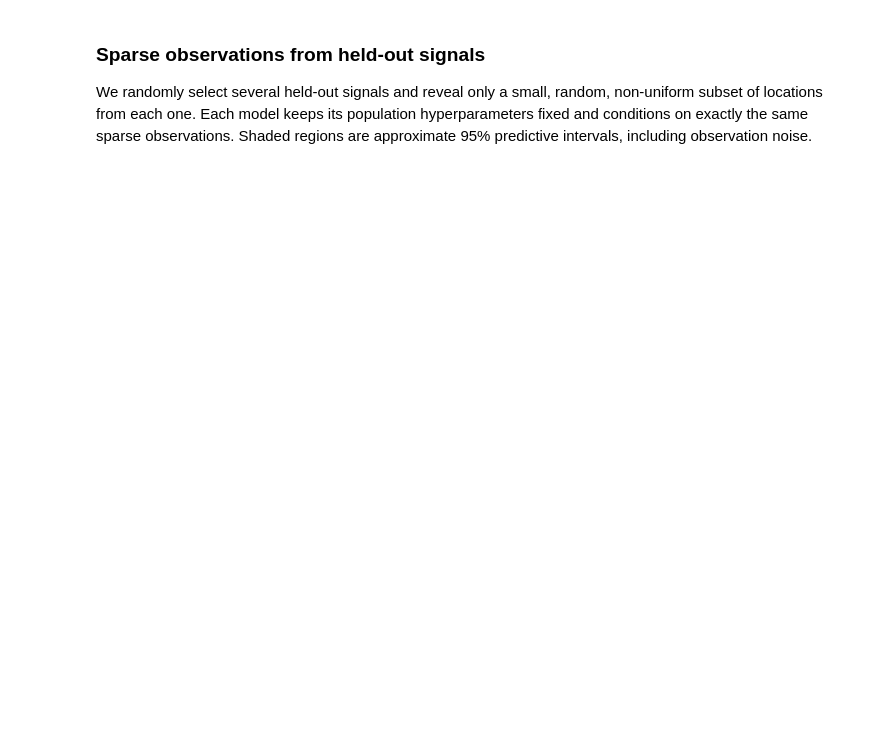
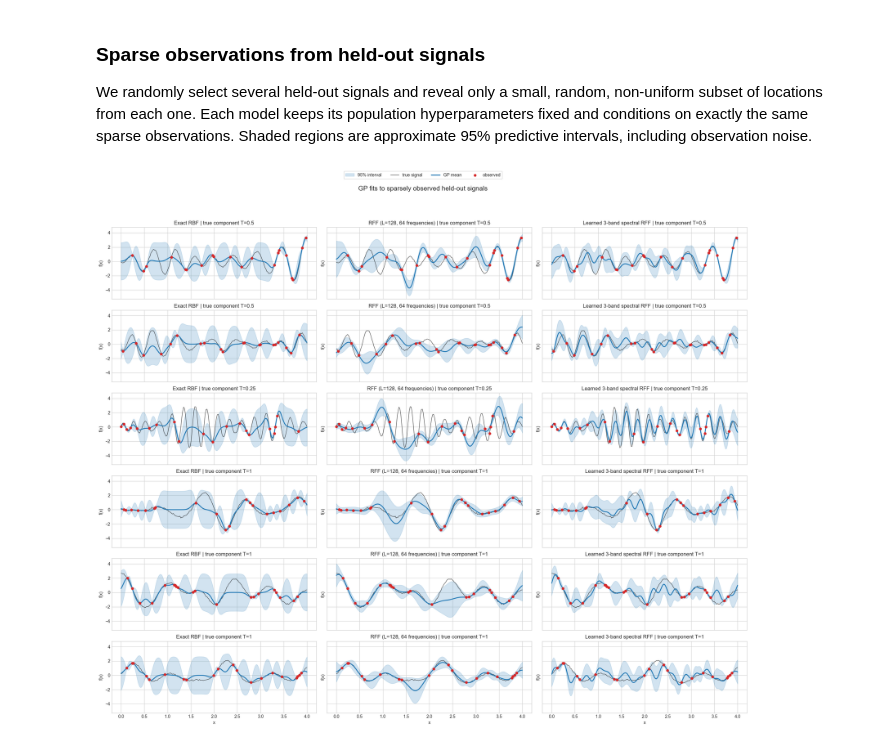
Before and after one commit to OLMOS-PM/GPPS_2026, a Jupyter notebook: gp_mixture_demo.ipynb, the cells around one changed output. Drawn from its saved outputs; the diff is of its cells as text; code cells hidden in the pictures; blank space fills up the shorter version.

```diff
--- a/gp_mixture_demo.ipynb
+++ b/gp_mixture_demo.ipynb
@@ -117,7 +117,7 @@ An approximate RFF generator could instead draw frequencies from $p_m(\omega)$ a
 # %%
 seed = 7
 n_curves = 300
-x = np.linspace(0.0, 2.0, 200)
+x = np.linspace(0.0, 4.0, 200)
 periods = np.array([1.0, 0.5, 0.25])
 frequencies = 2.0 * np.pi / periods
 lengthscales = np.array([0.6, 0.6, 0.6])
@@ -619,7 +702,7 @@ We randomly select several held-out signals and reveal only a small, random, non
 # %%
 # Increase these two values to display more signals or reveal more observations.
 n_test_signals_to_plot = 6
-n_observations = 12
+n_observations = 20
 plot_rng = np.random.default_rng(seed + 4)
 selected_test = plot_rng.choice(
     len(test_curves),
@@ -649,30 +732,32 @@ for row, test_index in enumerate(selected_test):
     observed_x = x[observed_indices]
     observed_y = signal[observed_indices]
 
     for col, (model_name, model, likelihood) in enumerate(models):
         prediction = predict_sparse_signal(
             model, likelihood, observed_x, observed_y, x
         )
         ax = axes[row, col]
         ax.fill_between(
             prediction.x, prediction.lower, prediction.upper,
             color="C0", alpha=0.2, label="95% interval"
         )
         ax.plot(x, signal, color="black", linewidth=1.0, alpha=0.7, label="true signal")
         ax.plot(prediction.x, prediction.mean, color="C0", linewidth=2.0, label="GP mean")
         ax.scatter(observed_x, observed_y, color="C3", s=28, zorder=5, label="observed")
         ax.set_title(f"{model_name} | true component T={periods[component]:g}")
         ax.set_ylabel("f(x)")
 
 for ax in axes[-1]:
     ax.set_xlabel("x")
 handles, legend_labels = axes[0, 0].get_legend_handles_labels()
 fig.legend(
     handles, legend_labels,
     loc="upper center", bbox_to_anchor=(0.5, 0.995),
     ncol=4, frameon=True,
 )
 fig.suptitle("GP fits to sparsely observed held-out signals", y=0.965, fontsize=15)
 # Keep the title and legend inside the canvas instead of letting tight_layout clip them.
 fig.tight_layout(rect=(0.0, 0.0, 1.0, 0.93))
 plt.show()
+# %% [output]
+[figure, added]
```
Also changed, not shown: parts of 14 cells of this notebook.
